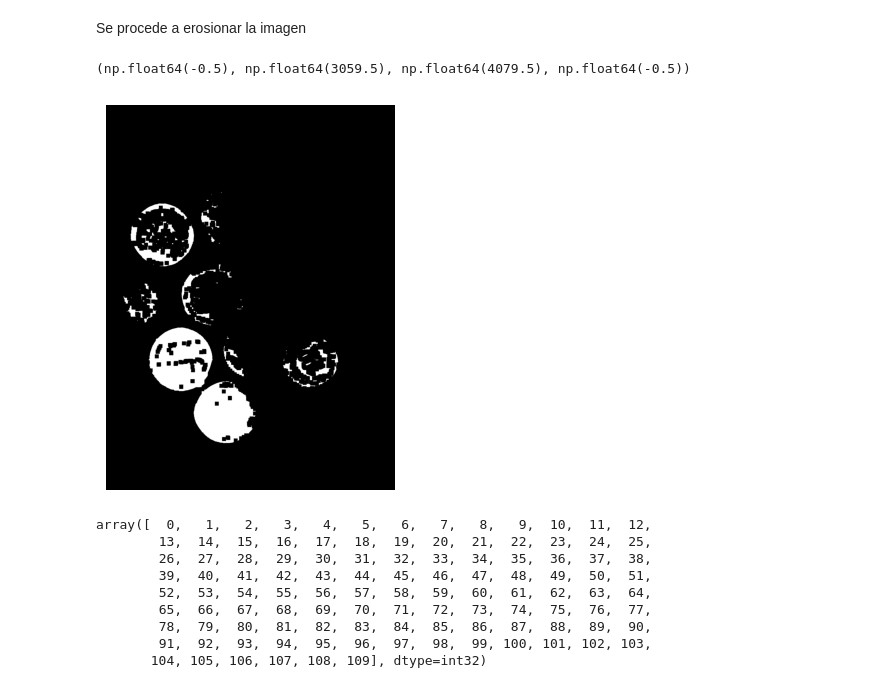
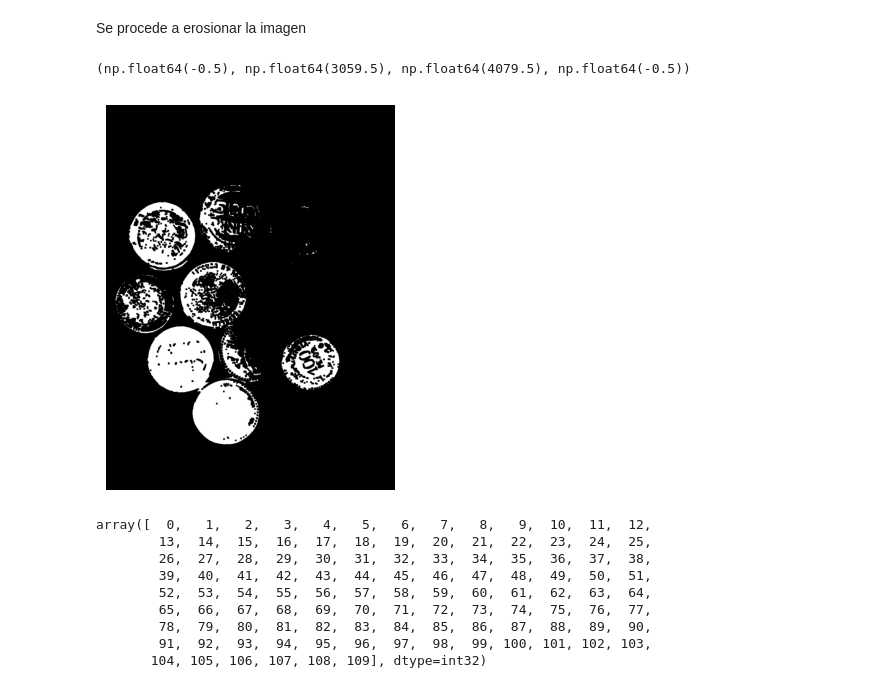
Before and after one commit to MathewsM14/monedas, a Jupyter notebook: monedas.ipynb, the cells around one changed output. Drawn from its saved outputs; the diff is of its cells as text; code cells hidden in the pictures.

```diff
--- a/monedas.ipynb
+++ b/monedas.ipynb
@@ -43,13 +43,13 @@ plt.axis('off')
 # %% [markdown]
 Se procede a erosionar la imagen
 # %%
-imgbin2_erosion = cv2.erode(imgbin2, np.ones((5, 5), np.uint8), iterations=10)
+imgbin2_erosion = cv2.erode(imgbin2, np.ones((5, 5), np.uint8), iterations=4)
 plt.figure(figsize=(10, 5))
 plt.imshow(imgbin2_erosion, cmap='gray', vmin=0, vmax=255)
 plt.axis('off')
 # %% [output]
 (np.float64(-0.5), np.float64(3059.5), np.float64(4079.5), np.float64(-0.5))
-[figure, old version]
+[figure, new version]
 # %%
 _, markers = cv2.connectedComponents(imgbin2_erosion)
 # %%
```
